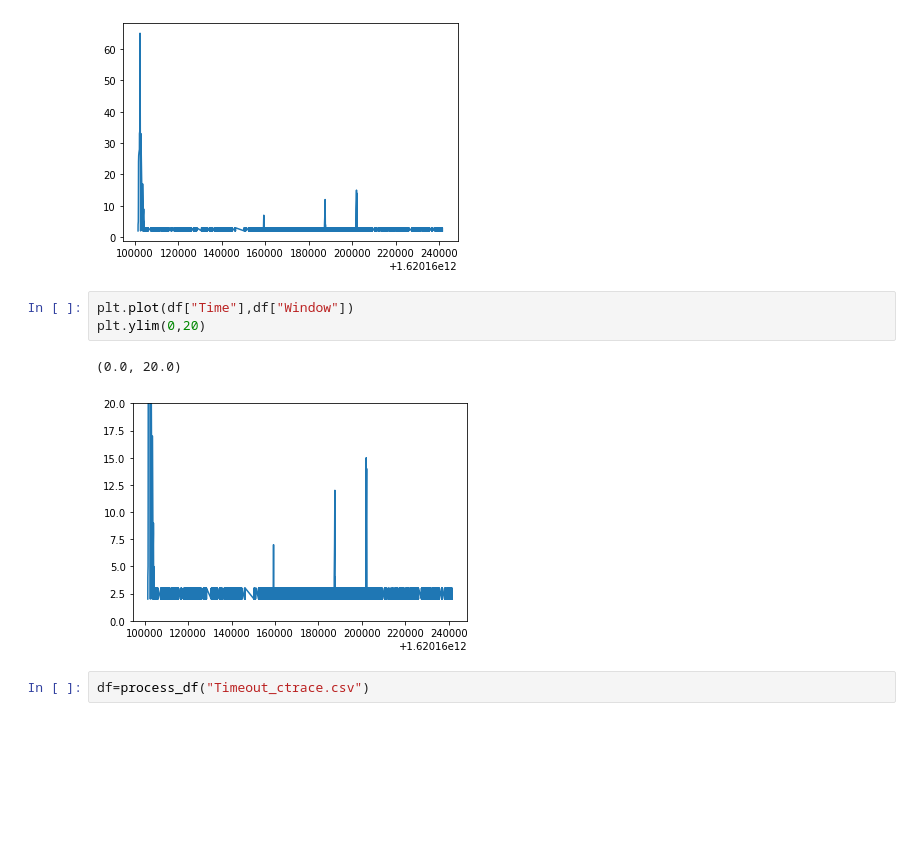
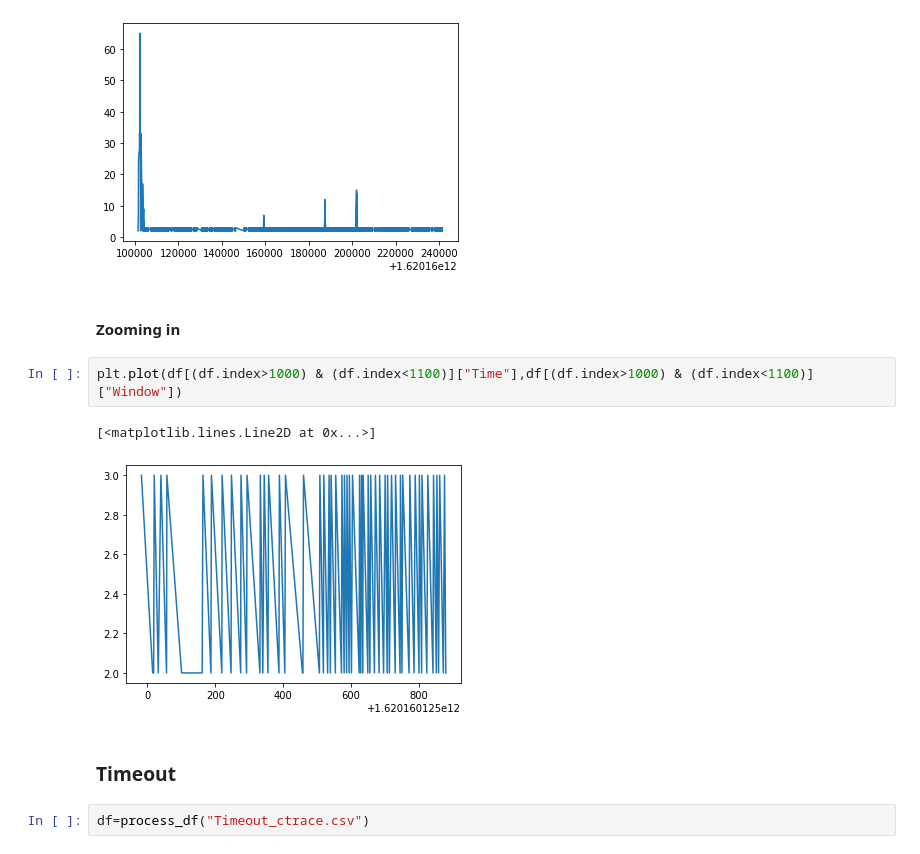
Before and after one commit to taoprajjwal/Project2-Prajjwal-Romeno, a Jupyter notebook: Graphs/Plot Congestion window.ipynb, the cells around one changed output. Saved outputs shown, nothing was run; the diff lists cells and outputs as text; blank space fills up the shorter version.

```diff
--- a/Graphs/Plot Congestion window.ipynb
+++ b/Graphs/Plot Congestion window.ipynb
@@ -55,12 +74,15 @@ plt.plot(df["Time"],df["Window"])
 # %% [output]
 [<matplotlib.lines.Line2D at 0x...>]
 [figure]
-# %%
-plt.plot(df["Time"],df["Window"])
-plt.ylim(0,20)
-# %% [output]
-(0.0, 20.0)
-[figure, removed]
+# %% [markdown]
+#### Zooming in
+# %%
+plt.plot(df[(df.index>1000) & (df.index<1100)]["Time"],df[(df.index>1000) & (df.index<1100)]["Window"])
+# %% [output]
+[<matplotlib.lines.Line2D at 0x...>]
+[figure, added]
+# %% [markdown]
+### Timeout
 # %%
 df=process_df("Timeout_ctrace.csv")
 # %%
```
Also changed, not shown: parts of 7 cells of this notebook.
